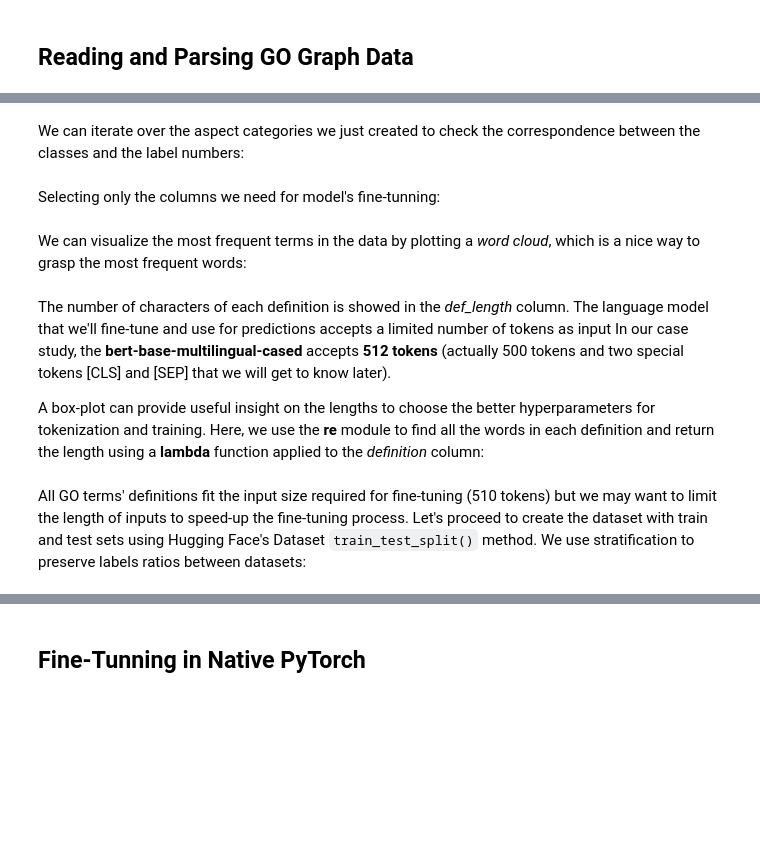
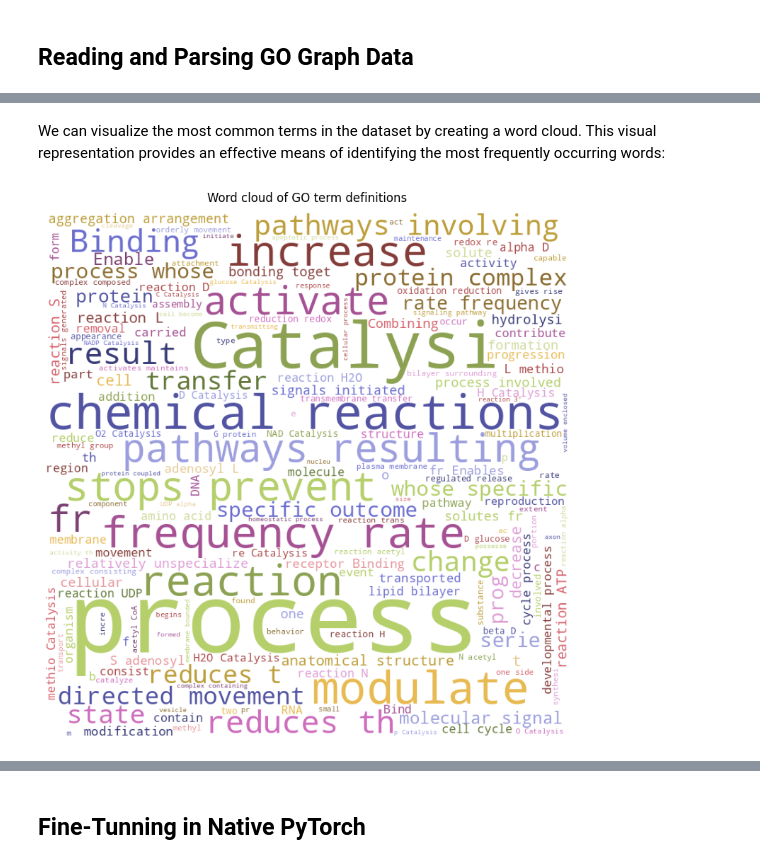
Before and after one commit to matiollipt/GO-graph-definition-text-transformer, a Jupyter notebook: transformer_main.ipynb, the cells around one changed output, grey strips where cells are left out. Cells and saved outputs as stored; diff of their text form; code cells hidden in the pictures; blank space fills up the shorter version.

```diff
--- a/transformer_main.ipynb
+++ b/transformer_main.ipynb
@@ -199,2 +322,0 @@ print(go_df.dtypes)
-# %% [markdown]
-We can iterate over the aspect categories we just created to check the correspondence between the classes and the label numbers:
@@ -204,2 +322,0 @@ for code, aspect in enumerate(go_df.aspect.cat.categories):
-# %% [markdown]
-Selecting only the columns we need for model's fine-tunning:
@@ -209,17 +323,19 @@ data
 # %% [markdown]
-We can visualize the most frequent terms in the data by plotting a *word cloud*, which is a nice way to grasp the most frequent words:
+We can visualize the most common terms in the dataset by creating a word cloud. This visual representation provides an effective means of identifying the most frequently occurring words:
 # %%
 go_wordcloud = WordCloud(
-    width=800, height=800, background_color="white", min_font_size=10, colormap="tab20b",
+    width=800,
+    height=800,
+    background_color="white",
+    min_font_size=10,
+    colormap="tab20b",
 ).generate(data.text.to_string())
 
 plt.figure(figsize=(8, 8), facecolor=None)
 plt.suptitle("Word cloud of GO term definitions")
 plt.imshow(go_wordcloud)
 plt.axis("off")
 plt.tight_layout(pad=1)
 plt.show()
+# %% [output]
+[figure, added]
-# %% [markdown]
-The number of characters of each definition is showed in the *def_length* column. The language model that we'll fine-tune and use for predictions accepts a limited number of tokens as input In our case study, the **bert-base-multilingual-cased** accepts **512 tokens** (actually 500 tokens and two special tokens [CLS] and [SEP] that we will get to know later).
-
-A box-plot can provide useful insight on the lengths to choose the better hyperparameters for tokenization and training. Here, we use the **re** module to find all the words in each definition and return the length using a **lambda** function applied to the *definition* column:
@@ -234,2 +341,0 @@ plt.show()
-# %% [markdown]
-All GO terms' definitions fit the input size required for fine-tuning (510 tokens) but we may want to limit the length of inputs to speed-up the fine-tuning process. Let's proceed to create the dataset with train and test sets using Hugging Face's Dataset `train_test_split()` method. We use stratification to preserve labels ratios between datasets:
```
Also changed, not shown: parts of 42 cells of this notebook.
